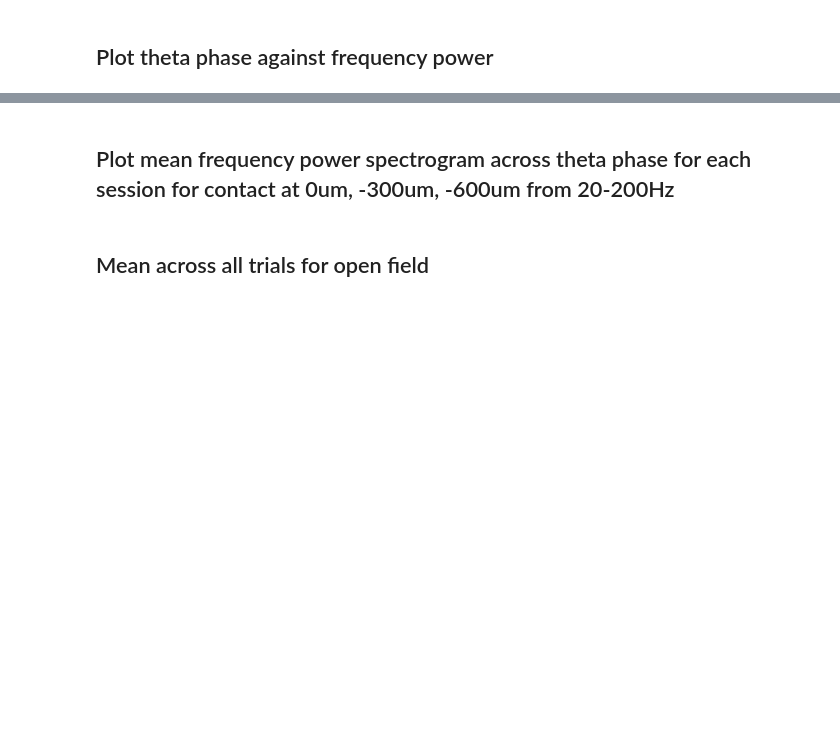
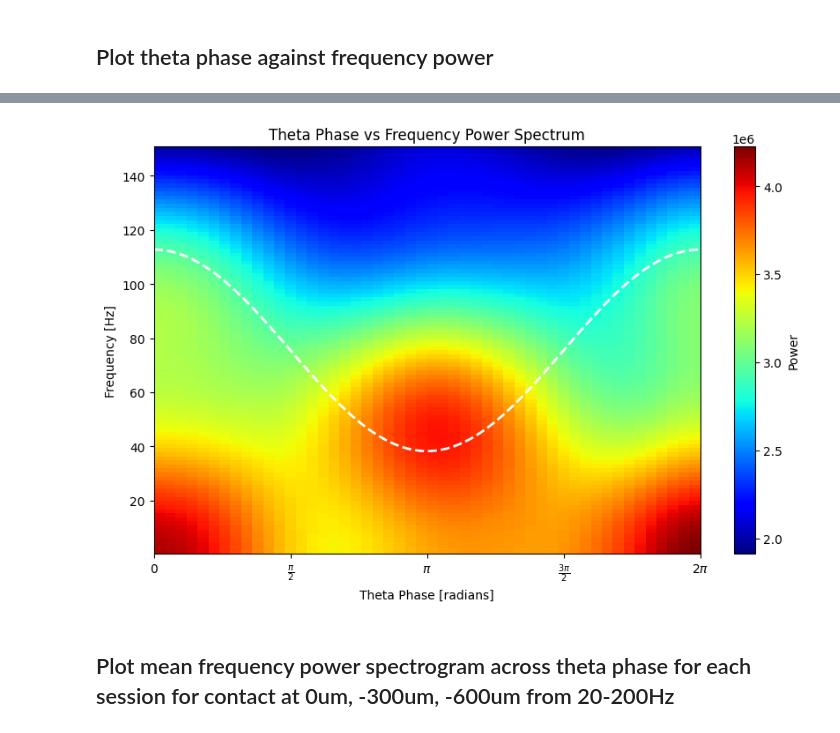
Before and after one commit to jakeswann1/SpElT, a Jupyter notebook: analysis/LFP Analyis.ipynb, the cells around one changed output, grey strips where cells are left out. Saved outputs shown, nothing was run; the diff lists cells and outputs as text; code cells hidden in the pictures; blank space fills up the shorter version.

```diff
--- a/analysis/LFP Analyis.ipynb
+++ b/analysis/LFP Analyis.ipynb
@@ -463,14 +578,14 @@ def plot_wavelet_power_spectrum(wavelet_coeffs, times, frequencies):
 
 
 # Define the frequency range for the analysis
-frequencies = np.linspace(5, 50, 100)  # 100 frequencies from 20 to 200 Hz
+frequencies = np.linspace(1, 150, 100)  # (min_f, max_f, n_bins)
 t_min = 50000
 t_max = 100000
-lfp_data = obj.lfp_data[0]['data'][t_min:t_max,1]
-theta_phase = obj.lfp_data[0]['theta_phase'][t_min:t_max,1]
+lfp_data = obj.lfp_data[1]['data'][t_min:t_max]
+theta_phase = obj.lfp_data[1]['theta_phase'][t_min:t_max]
 
 # Perform the wavelet transform
-wavelet_coeffs = complex_morlet_wavelet_transform(lfp_data, frequencies, lfp_sampling_rate)
+wavelet_coeffs = complex_morlet_wavelet_transform(lfp_data[:,0], frequencies, lfp_sampling_rate)
 
 n_bins = 50  # Number of bins for theta phase
 bin_edges = np.linspace(0, 2 * np.pi, n_bins + 1)
@@ -494,33 +609,35 @@ smoothed_power_spectra = np.array([gaussian_filter1d(power_spectra[i, :], sigma)
 
 
 # Plotting
 theta_bin_centers = (bin_edges[:-1] + bin_edges[1:]) / 2
 plt.figure(figsize=(10, 6))
 plt.pcolormesh(theta_bin_centers, frequencies, smoothed_power_spectra, cmap='jet')
 plt.xlabel('Theta Phase [radians]')
 plt.ylabel('Frequency [Hz]')
 plt.colorbar(label='Power')
 plt.title('Theta Phase vs Frequency Power Spectrum')
 
 # Adjust the x-axis to show multiples of pi
 x_ticks = np.linspace(0, 2 * np.pi, 5)  # 0, pi/2, pi, 3pi/2, 2pi
 x_labels = ['0', r'$\frac{\pi}{2}$', r'$\pi$', r'$\frac{3\pi}{2}$', r'$2\pi$']
 plt.xticks(x_ticks, x_labels)
 
 # Overlay a theta cycle
 theta_cycle = np.cos(np.linspace(0, 2 * np.pi, 100))
 theta_phase_values = np.linspace(0, 2 * np.pi, 100)
 offset = np.median(frequencies)  # Adjust as per your plot
 theta_cycle_normalized = theta_cycle * np.ptp(frequencies)/4 + offset
 plt.plot(theta_phase_values, theta_cycle_normalized, color='white', linestyle='--', linewidth=2)
 
 plt.show()
 
 # # Plot the power spectrum
 # plot_wavelet_power_spectrum(wavelet_coeffs, obj.lfp_data[1]['timestamps'][t_min:t_max], frequencies)
 
 # plt.plot(obj.lfp_data[1]['timestamps'][t_min:t_max], (filtered_lfp[t_min:t_max]/300)+50, c = 'w')
 # plt.show()
+# %% [output]
+[figure, added]
 # %% [markdown]
 ## Plot mean frequency power spectrogram across theta phase for each session for contact at 0um, -300um, -600um from 20-200Hz
 # %%
@@ -558,5 +675,3 @@ plt.plot(filtered_lfp[:2000])
 # %%
 plt.plot(theta_phase[0][:1000])
 plt.plot((filtered_lfp[:1000]/2000)+np.pi)
-# %% [markdown]
-## Mean across all trials for open field
```
Also changed, not shown: parts of 18 cells of this notebook, 1 other file.
